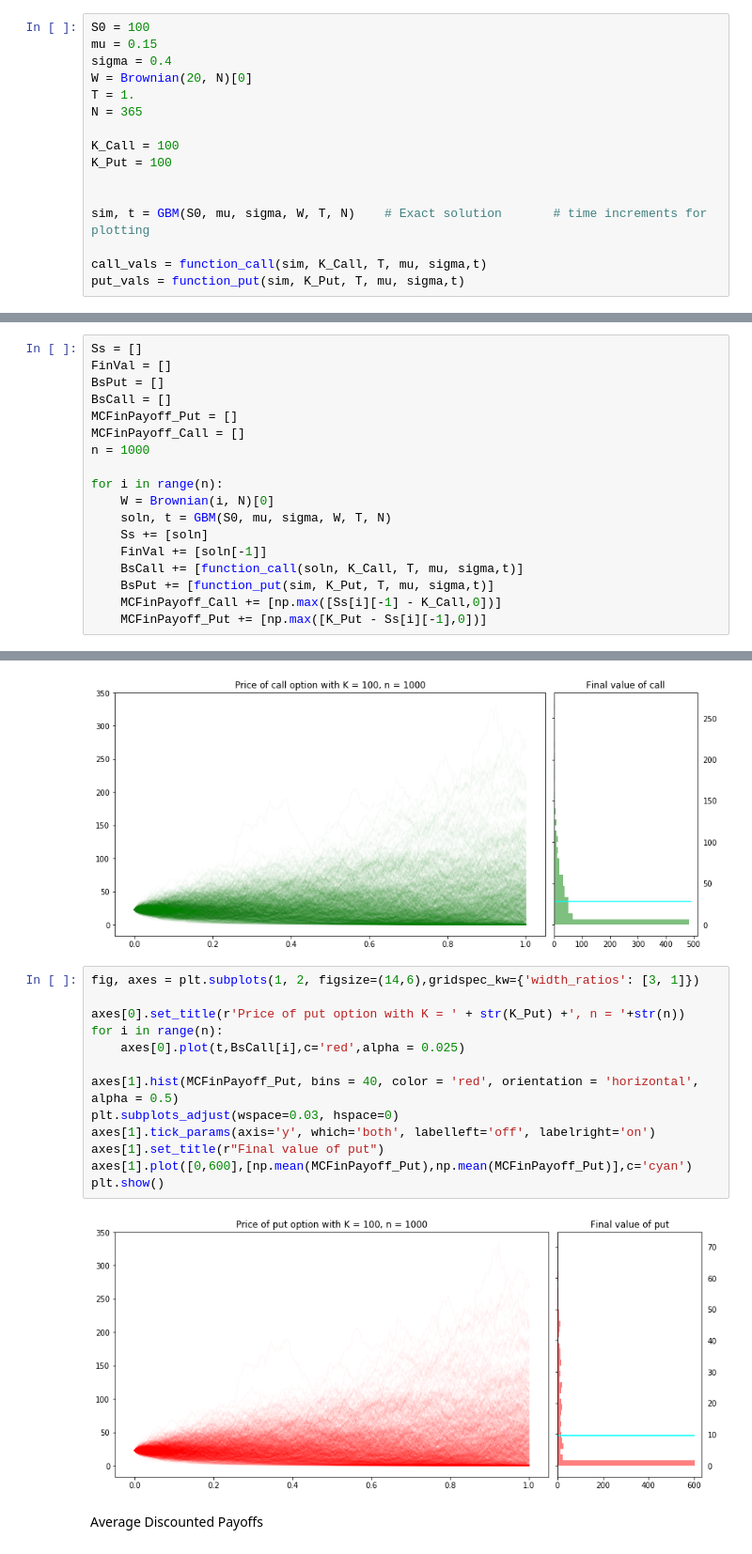
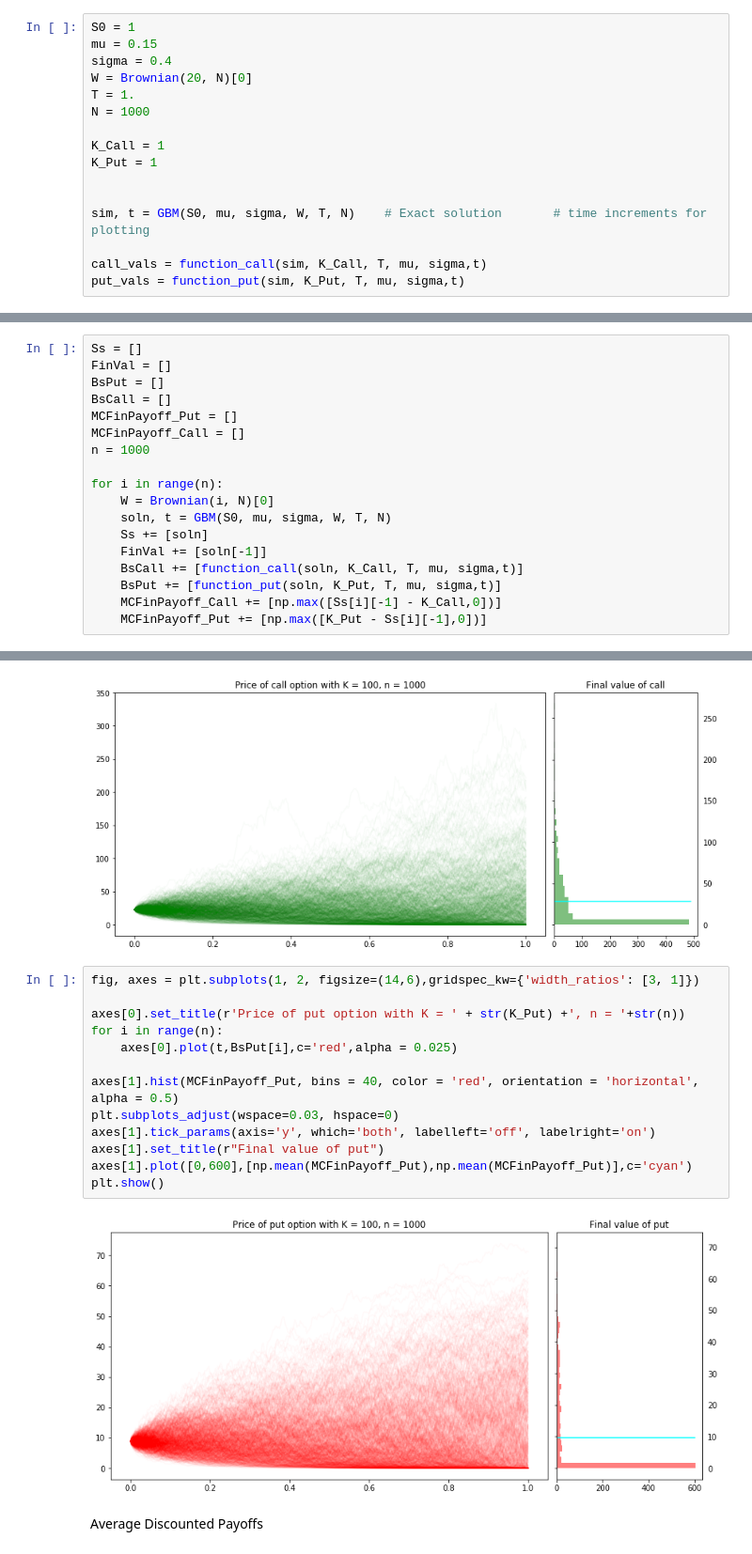
Before and after one commit to raaheim/Black-Scholes, a Jupyter notebook: Functioning.ipynb, the cells around one changed output, grey strips where cells are left out. Shown at 94% size. Drawn from its saved outputs; the diff is of its cells as text.

```diff
--- a/Functioning.ipynb
+++ b/Functioning.ipynb
@@ -107,15 +107,15 @@ def GBM(So, mu, sigma, W, T, N):
         S.append(S_temp)
     return S, t
 # %%
-S0 = 100
+S0 = 1
 mu = 0.15
 sigma = 0.4
 W = Brownian(20, N)[0]
 T = 1.
-N = 365
+N = 1000
 
-K_Call = 100
-K_Put = 100
+K_Call = 1
+K_Put = 1
 
 
 sim, t = GBM(S0, mu, sigma, W, T, N)    # Exact solution       # time increments for  plotting
@@ -150,7 +150,7 @@ for i in range(n):
     Ss += [soln]
     FinVal += [soln[-1]]
     BsCall += [function_call(soln, K_Call, T, mu, sigma,t)]
-    BsPut += [function_put(sim, K_Put, T, mu, sigma,t)]
+    BsPut += [function_put(soln, K_Put, T, mu, sigma,t)]
     MCFinPayoff_Call += [np.max([Ss[i][-1] - K_Call,0])]
     MCFinPayoff_Put += [np.max([K_Put - Ss[i][-1],0])]
 # %%
@@ -186,18 +186,18 @@ plt.show()
 # %%
 fig, axes = plt.subplots(1, 2, figsize=(14,6),gridspec_kw={'width_ratios': [3, 1]})
 
 axes[0].set_title(r'Price of put option with K = ' + str(K_Put) +', n = '+str(n))
 for i in range(n):
-    axes[0].plot(t,BsCall[i],c='red',alpha = 0.025)
+    axes[0].plot(t,BsPut[i],c='red',alpha = 0.025)
 
 axes[1].hist(MCFinPayoff_Put, bins = 40, color = 'red', orientation = 'horizontal', alpha = 0.5)
 plt.subplots_adjust(wspace=0.03, hspace=0)
 axes[1].tick_params(axis='y', which='both', labelleft='off', labelright='on')
 axes[1].set_title(r"Final value of put")
 axes[1].plot([0,600],[np.mean(MCFinPayoff_Put),np.mean(MCFinPayoff_Put)],c='cyan')
 plt.show()
 # %% [output]
-[figure, old version]
+[figure, new version]
 # %% [markdown]
 Average Discounted Payoffs
 # %%
```
Also changed, not shown: parts of 7 cells of this notebook.
